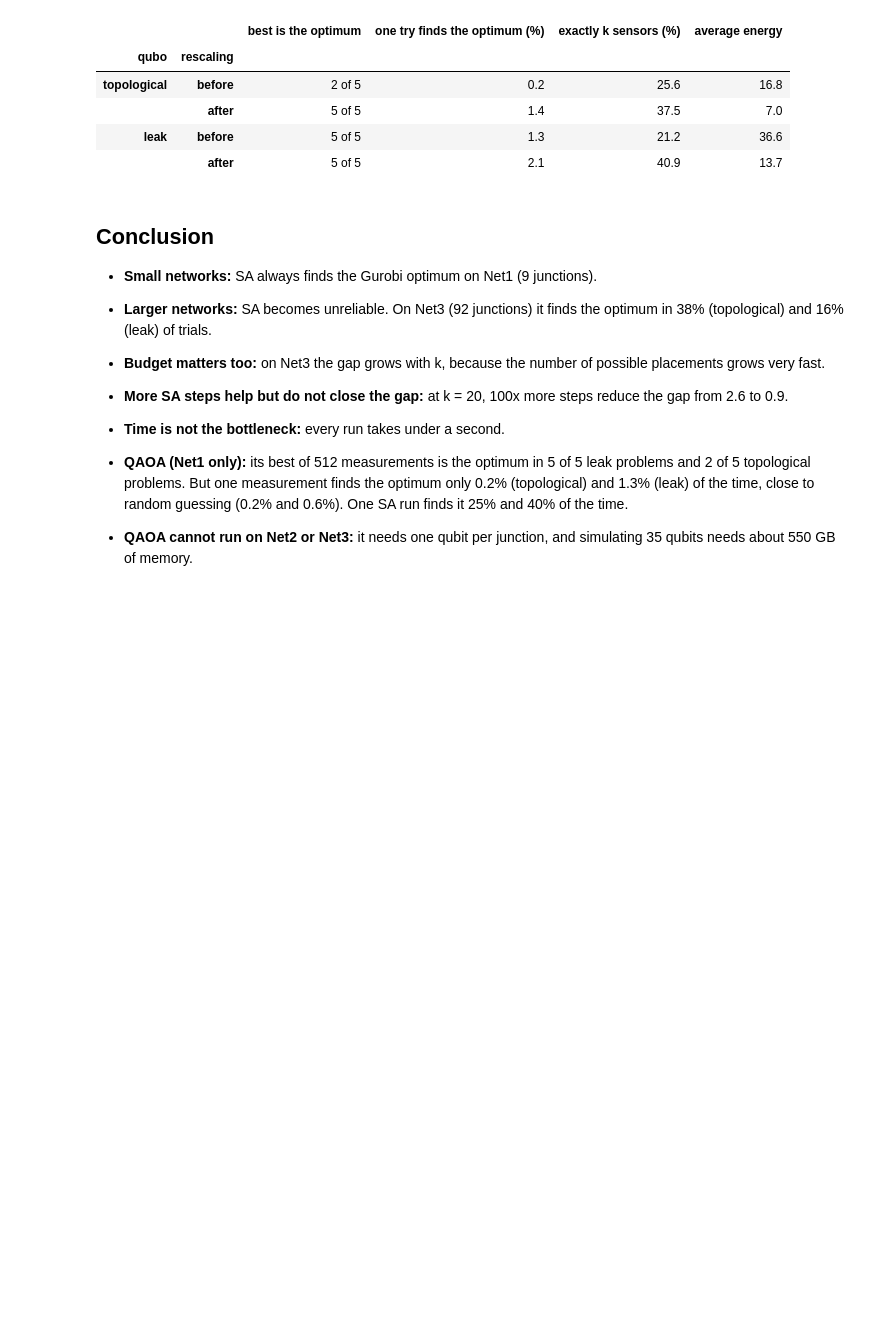
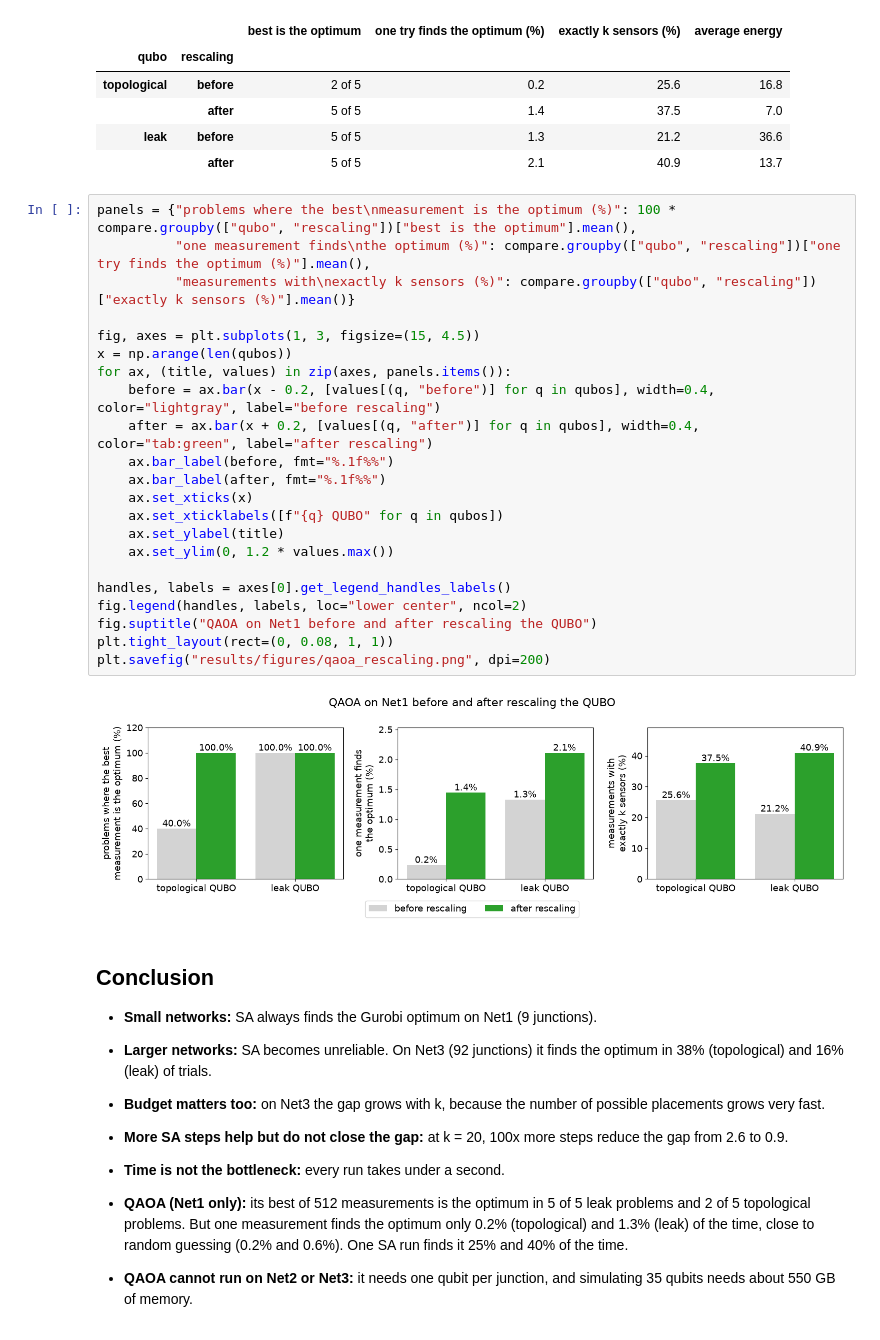
Before and after one commit to hamda-alh/wdn-sensor-qubo, a Jupyter notebook: notebooks/scalability.ipynb, the cells around one changed output. Cells and saved outputs as stored; diff of their text form; blank space fills up the shorter version.

Commit message:
re-scaled QAOA scalability results

```diff
--- a/notebooks/scalability.ipynb
+++ b/notebooks/scalability.ipynb
@@ -315,6 +315,30 @@ summary.loc[[(q, r) for q in qubos for r in ["before", "after"]]].round(1)
 |  | after | 5 of 5 | 1.4 | 37.5 | 7.0 |
 | leak | before | 5 of 5 | 1.3 | 21.2 | 36.6 |
 |  | after | 5 of 5 | 2.1 | 40.9 | 13.7 |
+# %%
+panels = {"problems where the best\nmeasurement is the optimum (%)": 100 * compare.groupby(["qubo", "rescaling"])["best is the optimum"].mean(),
+          "one measurement finds\nthe optimum (%)": compare.groupby(["qubo", "rescaling"])["one try finds the optimum (%)"].mean(),
+          "measurements with\nexactly k sensors (%)": compare.groupby(["qubo", "rescaling"])["exactly k sensors (%)"].mean()}
+
+fig, axes = plt.subplots(1, 3, figsize=(15, 4.5))
+x = np.arange(len(qubos))
+for ax, (title, values) in zip(axes, panels.items()):
+    before = ax.bar(x - 0.2, [values[(q, "before")] for q in qubos], width=0.4, color="lightgray", label="before rescaling")
+    after = ax.bar(x + 0.2, [values[(q, "after")] for q in qubos], width=0.4, color="tab:green", label="after rescaling")
+    ax.bar_label(before, fmt="%.1f%%")
+    ax.bar_label(after, fmt="%.1f%%")
+    ax.set_xticks(x)
+    ax.set_xticklabels([f"{q} QUBO" for q in qubos])
+    ax.set_ylabel(title)
+    ax.set_ylim(0, 1.2 * values.max())
+
+handles, labels = axes[0].get_legend_handles_labels()
+fig.legend(handles, labels, loc="lower center", ncol=2)
+fig.suptitle("QAOA on Net1 before and after rescaling the QUBO")
+plt.tight_layout(rect=(0, 0.08, 1, 1))
+plt.savefig("results/figures/qaoa_rescaling.png", dpi=200)
+# %% [output]
+[figure, added]
 # %% [markdown]
 ## Conclusion
 
```
Also changed, not shown: parts of 6 cells of this notebook, 3 other files.
